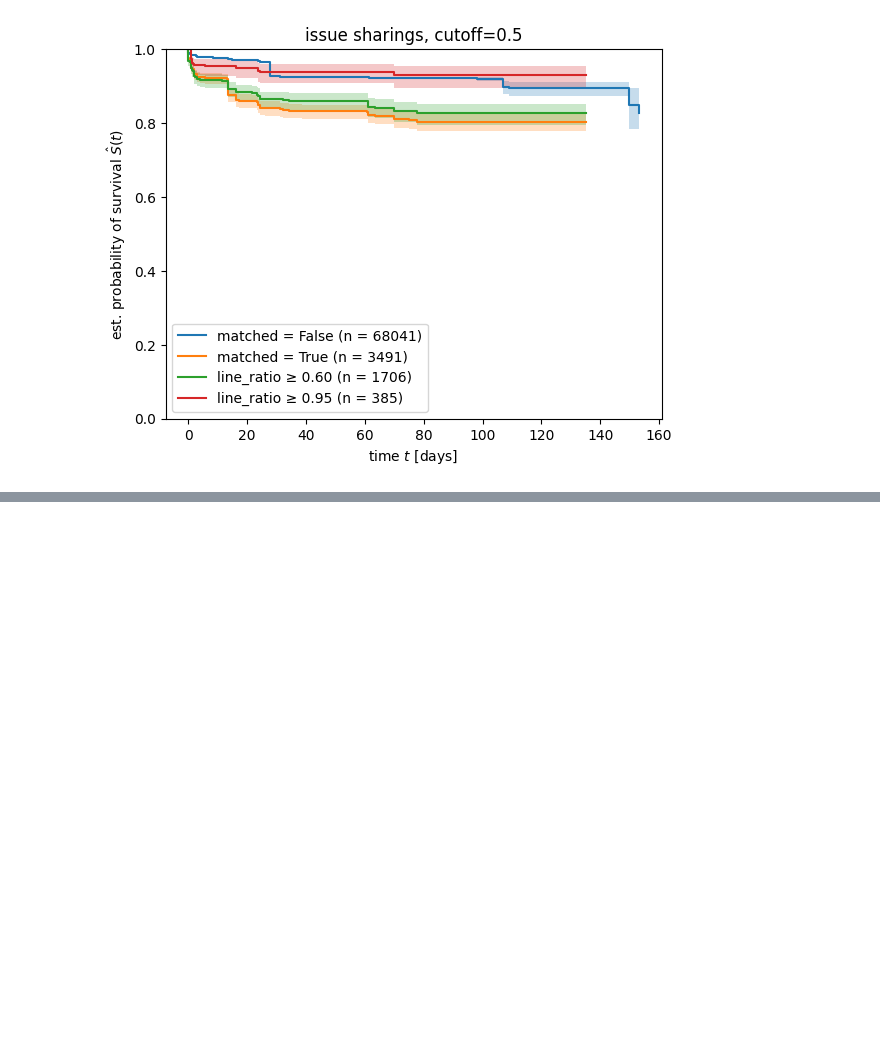
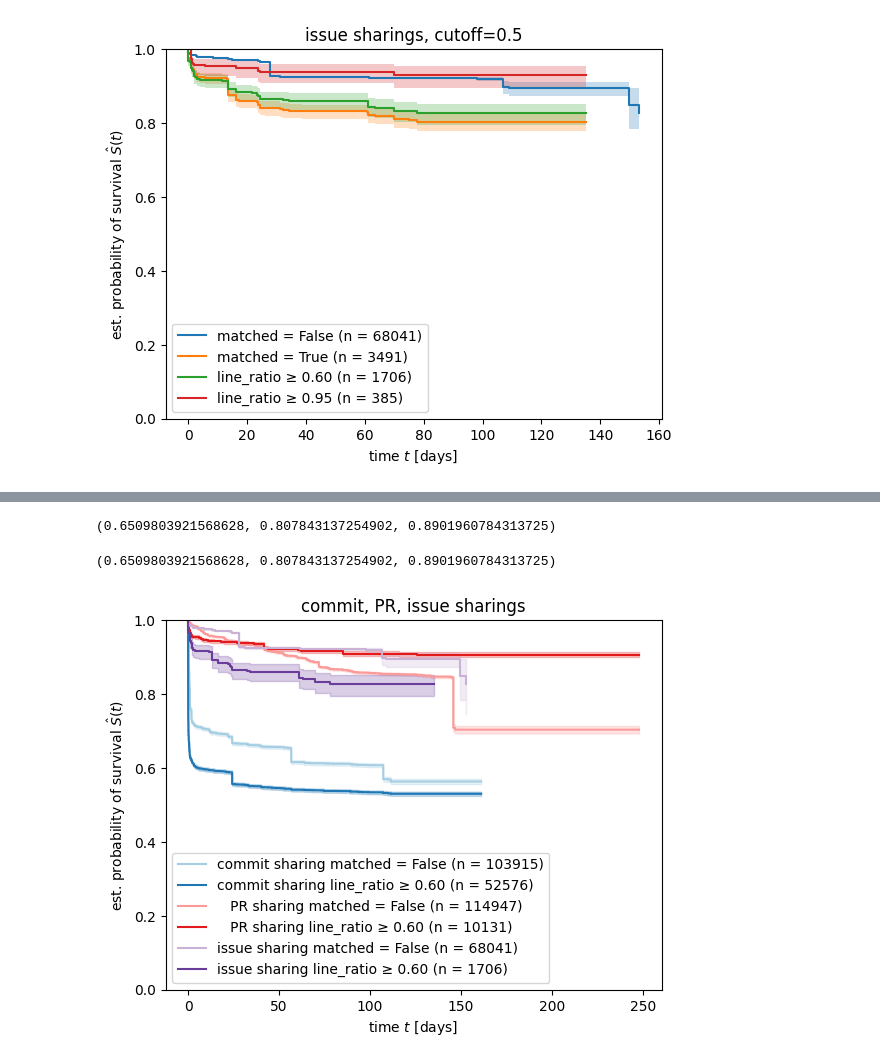
Before and after one commit to ncusi/MSR_Challenge_2024, a Jupyter notebook: notebooks/analyze_changes_survival.ipynb, the cells around one changed output, grey strips where cells are left out. Drawn from its saved outputs; the diff is of its cells as text; code cells hidden in the pictures; blank space fills up the shorter version.

```diff
--- a/notebooks/analyze_changes_survival.ipynb
+++ b/notebooks/analyze_changes_survival.ipynb
@@ -1517,0 +1542,49 @@ plot_lines_survival_matches(df_issue_join, title="issue sharings")
+# %%
+colors[0]
+# %% [output]
+(0.6509803921568628, 0.807843137254902, 0.8901960784313725)
+# %%
+display(colors[0])
+# %% [output]
+(0.6509803921568628, 0.807843137254902, 0.8901960784313725)
+# %%
+def plot_lines_survival_pair(df, ratio_threshold=0.6, title="unknown sharing",
+                             color_pair_idx=0, color_palette=sns.color_palette("Paired")):
+    mask = ~df["matches"]
+    time_cell, survival_prob_cell, conf_int = kaplan_meier_estimator(
+        df["E"][mask],
+        df["T"][mask],
+        conf_type="log-log"
+    )
+    plt.step(time_cell, survival_prob_cell,
+             where="post", color=color_palette[2*color_pair_idx],
+             label=f"{title} matched = False (n = {mask.sum()})")
+    plt.fill_between(time_cell, conf_int[0], conf_int[1],
+                     color=color_palette[2*color_pair_idx],
+                     alpha=0.25, step="post")
+
+    mask = df["postimage_max_line_ratio"] >= ratio_threshold
+    time_cell, survival_prob_cell, conf_int = kaplan_meier_estimator(
+        df["E"][mask],
+        df["T"][mask],
+        conf_type="log-log"
+    )
+    plt.step(time_cell, survival_prob_cell,
+             where="post", color=color_palette[2*color_pair_idx+1],
+             label=f"{title} line_ratio ≥ {ratio_threshold:.2f} (n = {mask.sum()})")
+    plt.fill_between(time_cell, conf_int[0], conf_int[1],
+                     color=color_palette[2*color_pair_idx+1],
+                     alpha=0.25, step="post")
+# %%
+plot_lines_survival_pair(df_commit_join, title="commit sharing", color_pair_idx=0)
+plot_lines_survival_pair(df_pr_join,     title="   PR sharing", color_pair_idx=2)
+plot_lines_survival_pair(df_issue_join,  title="issue sharing", color_pair_idx=4)
+
+plt.ylim(0, 1)
+plt.ylabel("est. probability of survival $\hat{S}(t)$")
+plt.xlabel("time $t$ [days]")
+plt.title(f"commit, PR, issue sharings")
+plt.legend(loc="best")
+plt.show()
+# %% [output]
+[figure, added]
```
Also changed, not shown: parts of 6 cells of this notebook.
